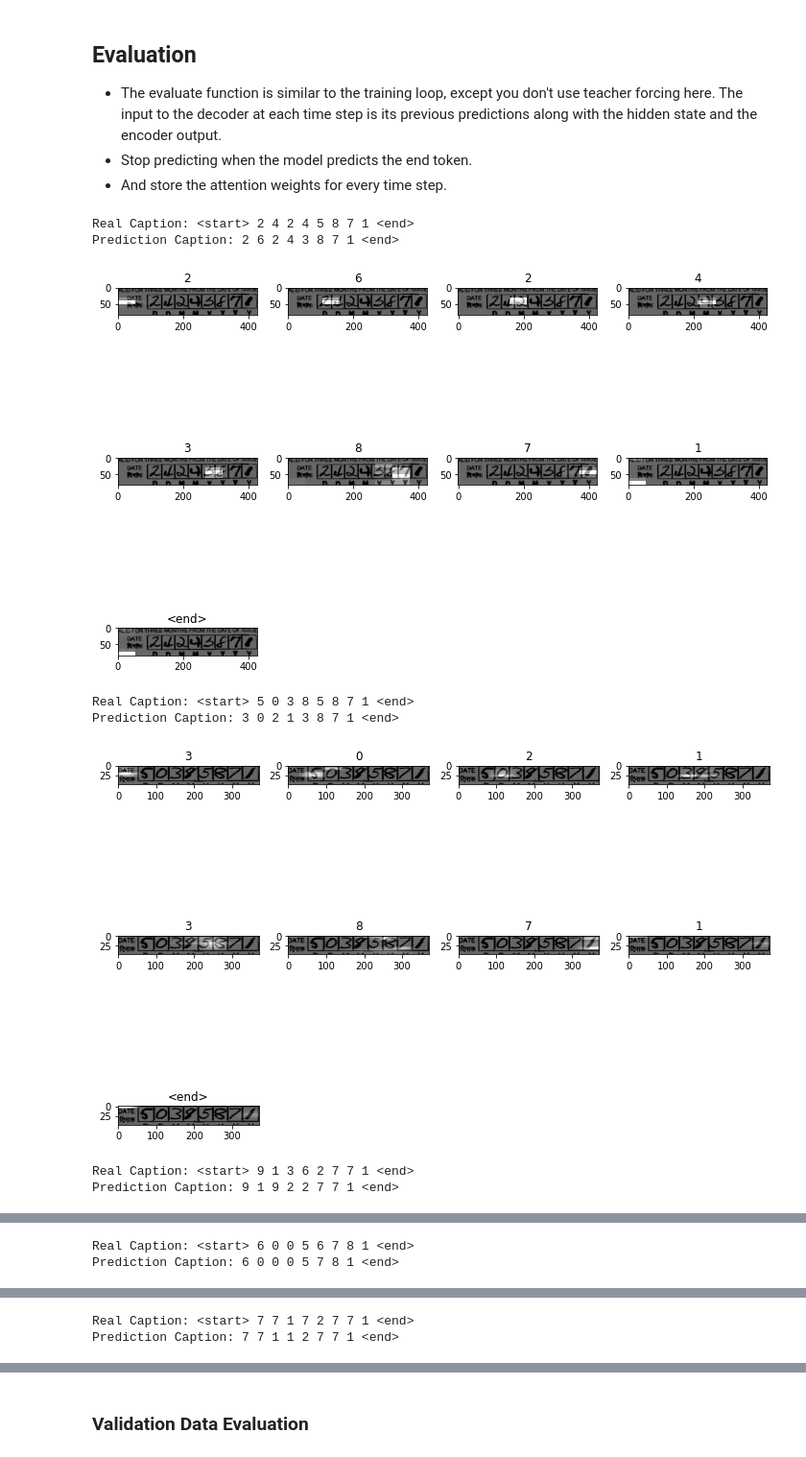
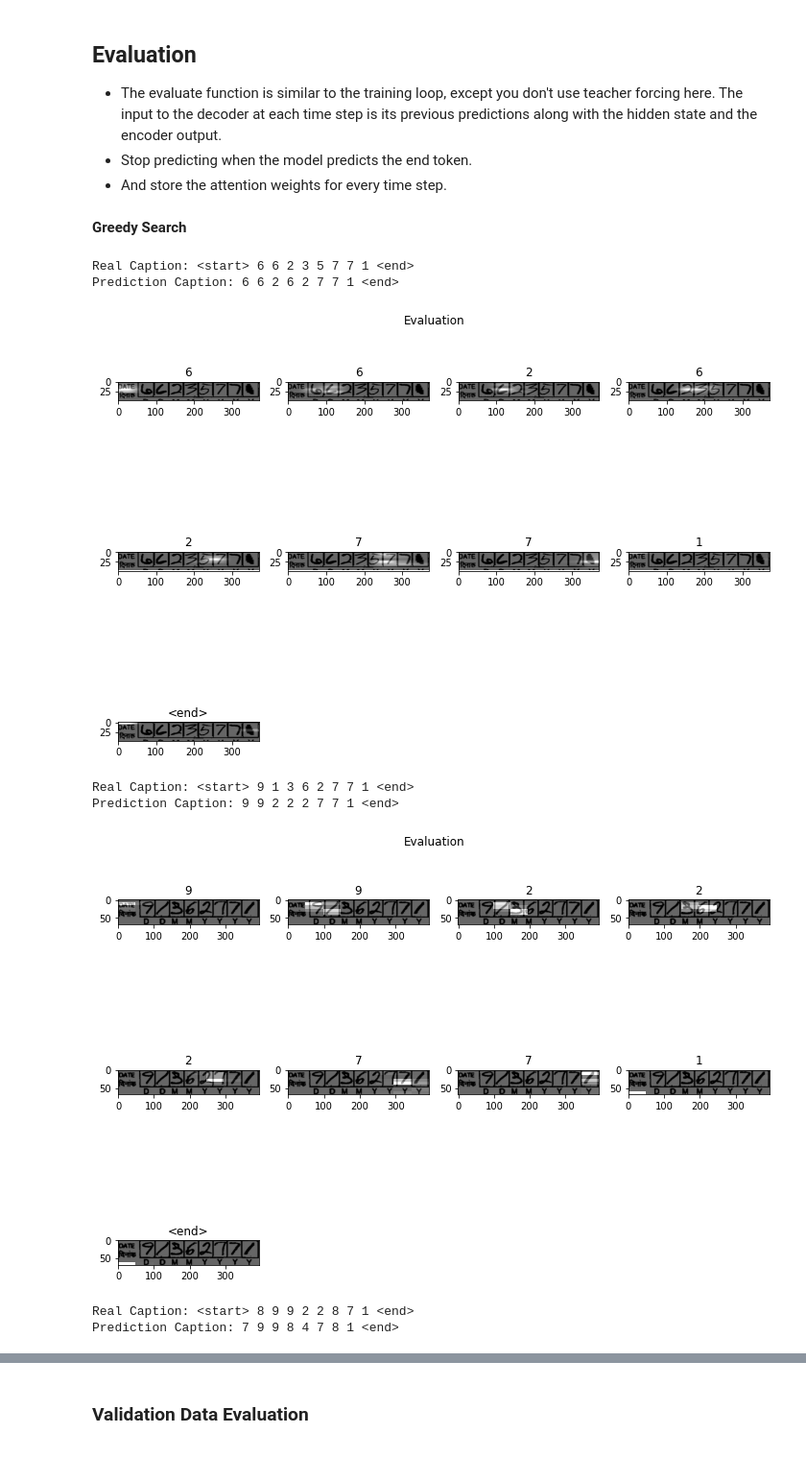
Before and after one commit to adimyth/arya_date, a Jupyter notebook: notebooks/image_captioning.ipynb, the cells around one changed output, grey strips where cells are left out. Shown at 96% size. Saved outputs shown, nothing was run; the diff lists cells and outputs as text; code cells hidden in the pictures.

```diff
--- a/notebooks/image_captioning.ipynb
+++ b/notebooks/image_captioning.ipynb
@@ -656,3 +647,5 @@ def evaluate(image):
 
     attention_plot = attention_plot[: len(result), :]
     return result, attention_plot
+# %% [markdown]
+**Greedy Search**
@@ -659,5 +692,5 @@ def evaluate(image):
 # %%
-def plot_attention(image, result, attention_plot):
+def plot_attention(image, result, attention_plot, title=""):
     temp_image = np.array(Image.open(image))
 
     fig = plt.figure(figsize=(10, 10))
@@ -670,25 +703,26 @@ def plot_attention(image, result, attention_plot):
         img = ax.imshow(temp_image)
         ax.imshow(temp_att, cmap="gray", alpha=0.6, extent=img.get_extent())
 
+    fig.suptitle(title)
     plt.tight_layout()
     plt.show()
 # %%
 # captions on the validation set
-for _ in range(5):
+for _ in range(3):
     rid = np.random.randint(0, 100)
     image = img_name_val[rid]
     real_caption = " ".join([tokenizer.index_word[i] for i in cap_val[rid] if i not in [0]])
     result, attention_plot = evaluate(image)
 
     print("Real Caption:", real_caption)
     print("Prediction Caption:", " ".join(result))
-    plot_attention(image, result, attention_plot)
+    plot_attention(image, result, attention_plot, title="Evaluation")
 # %% [output]
-Real Caption: <start> 2 4 2 4 5 8 7 1 <end>
-Prediction Caption: 2 6 2 4 3 8 7 1 <end>
+Real Caption: <start> 6 6 2 3 5 7 7 1 <end>
+Prediction Caption: 6 6 2 6 2 7 7 1 <end>
-[figure, old version]
+[figure, new version]
-Real Caption: <start> 5 0 3 8 5 8 7 1 <end>
-Prediction Caption: 3 0 2 1 3 8 7 1 <end>
+Real Caption: <start> 9 1 3 6 2 7 7 1 <end>
+Prediction Caption: 9 9 2 2 2 7 7 1 <end>
-[figure, old version]
+[figure, new version]
-Real Caption: <start> 9 1 3 6 2 7 7 1 <end>
-Prediction Caption: 9 1 9 2 2 7 7 1 <end>
+Real Caption: <start> 8 9 9 2 2 8 7 1 <end>
+Prediction Caption: 7 9 9 8 4 7 8 1 <end>
@@ -696,2 +729,0 @@ Prediction Caption: 9 1 9 2 2 7 7 1 <end>
-Real Caption: <start> 6 0 0 5 6 7 8 1 <end>
-Prediction Caption: 6 0 0 0 5 7 8 1 <end>
@@ -699,2 +729,0 @@ Prediction Caption: 6 0 0 0 5 7 8 1 <end>
-Real Caption: <start> 7 7 1 7 2 7 7 1 <end>
-Prediction Caption: 7 7 1 1 2 7 7 1 <end>
```
Also changed, not shown: parts of 38 cells of this notebook, 4 other files.
